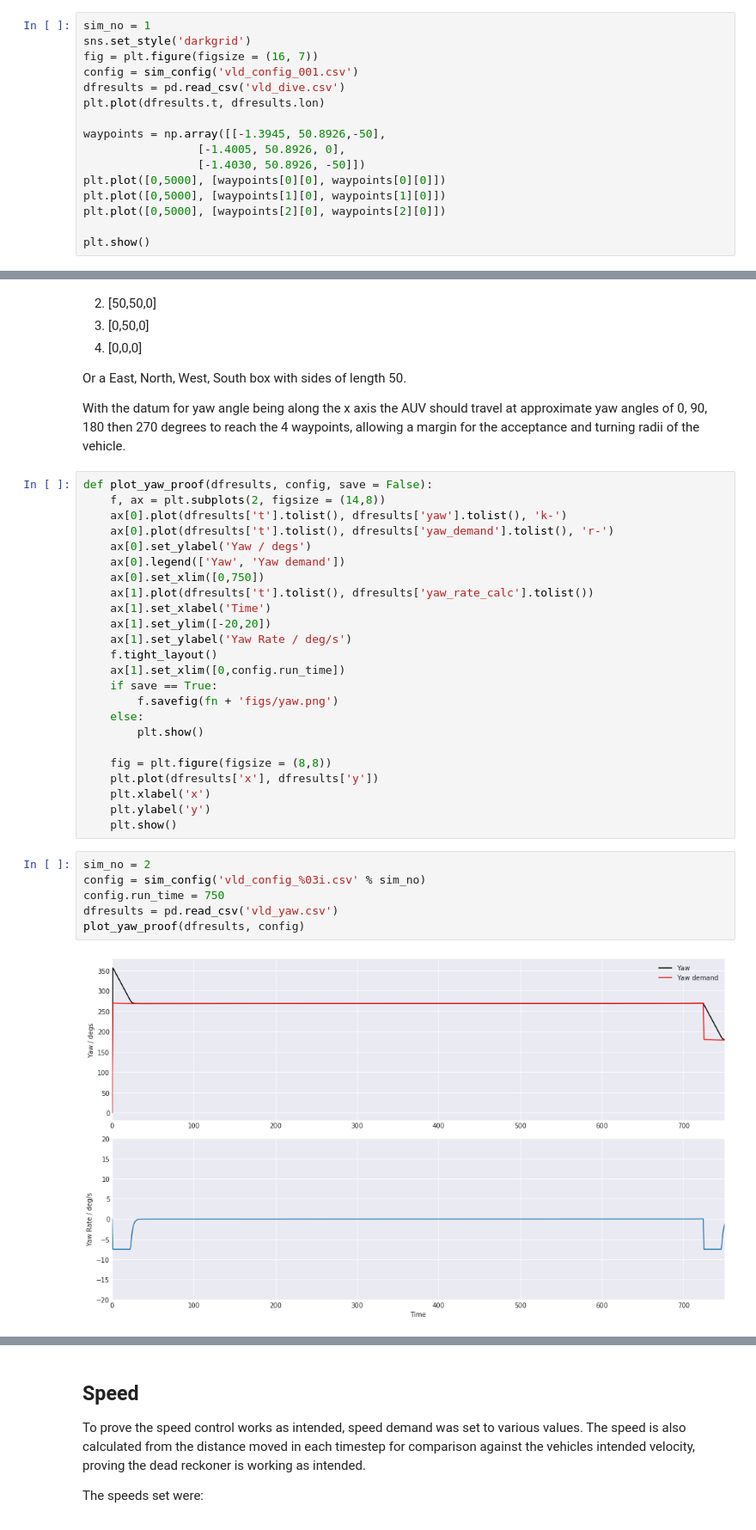
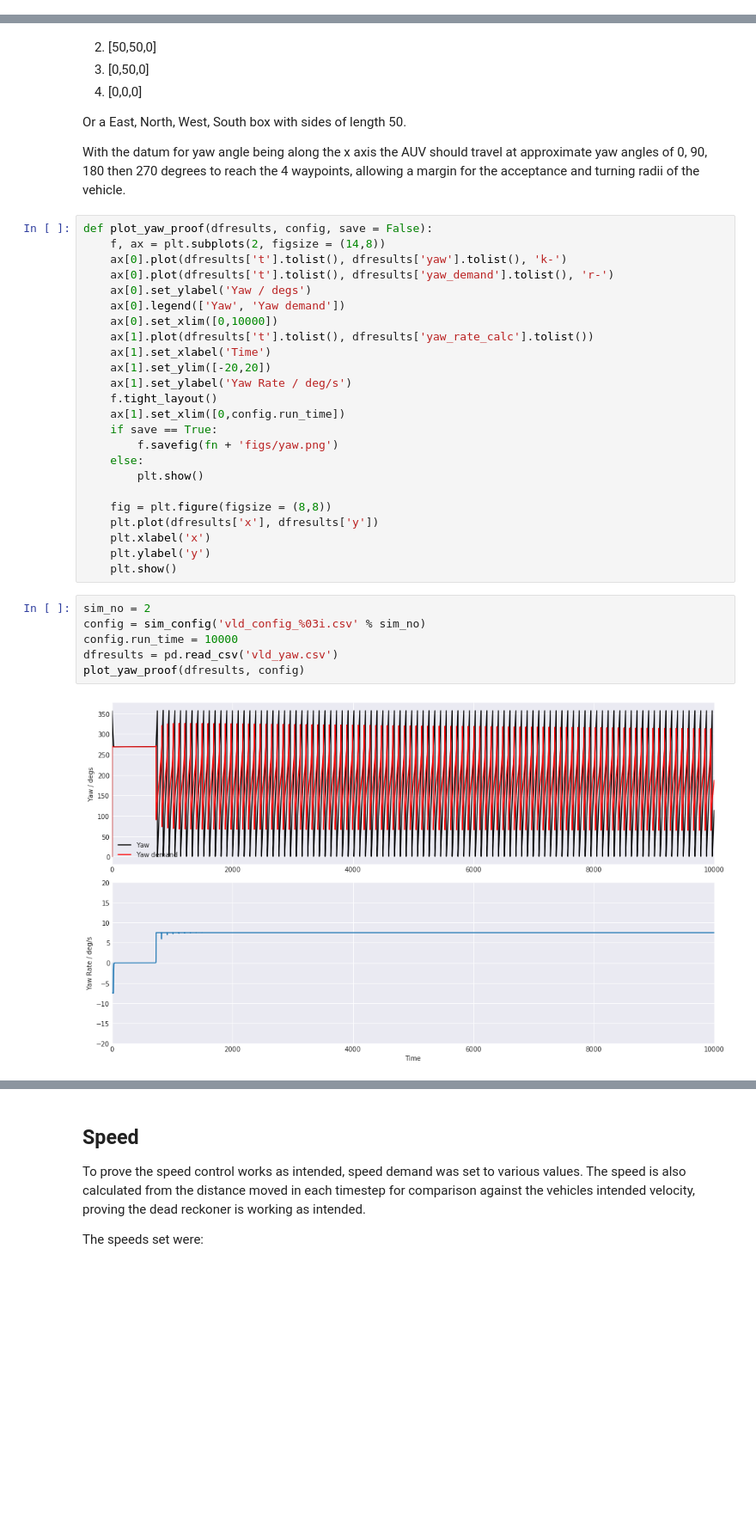
Before and after one commit to tslowndes/AUV, a Jupyter notebook: validation/Proofs.ipynb, the cells around one changed output, grey strips where cells are left out. Shown at 86% size. Saved outputs shown, nothing was run; the diff lists cells and outputs as text; blank space fills up the shorter version.

```diff
--- a/validation/Proofs.ipynb
+++ b/validation/Proofs.ipynb
@@ -33,16 +32,0 @@ plt.show()
-# %%
-sim_no = 1
-sns.set_style('darkgrid')
-fig = plt.figure(figsize = (16, 7))
-config = sim_config('vld_config_001.csv')
-dfresults = pd.read_csv('vld_dive.csv')
-plt.plot(dfresults.t, dfresults.lon)
-
-waypoints = np.array([[-1.3945, 50.8926,-50],
-                 [-1.4005, 50.8926, 0],
-                 [-1.4030, 50.8926, -50]])
-plt.plot([0,5000], [waypoints[0][0], waypoints[0][0]])
-plt.plot([0,5000], [waypoints[1][0], waypoints[1][0]])
-plt.plot([0,5000], [waypoints[2][0], waypoints[2][0]])
-
-plt.show()
@@ -150,7 +106,7 @@ def plot_yaw_proof(dfresults, config, save = False):
     ax[0].plot(dfresults['t'].tolist(), dfresults['yaw_demand'].tolist(), 'r-')
     ax[0].set_ylabel('Yaw / degs')
     ax[0].legend(['Yaw', 'Yaw demand'])
-    ax[0].set_xlim([0,750])
+    ax[0].set_xlim([0,10000])
     ax[1].plot(dfresults['t'].tolist(), dfresults['yaw_rate_calc'].tolist())
     ax[1].set_xlabel('Time')
     ax[1].set_ylim([-20,20])
@@ -170,11 +126,11 @@ def plot_yaw_proof(dfresults, config, save = False):
 # %%
 sim_no = 2
 config = sim_config('vld_config_%03i.csv' % sim_no)
-config.run_time = 750
+config.run_time = 10000
 dfresults = pd.read_csv('vld_yaw.csv')
 plot_yaw_proof(dfresults, config)
 # %% [output]
-[figure, old version]
+[figure, new version]
 KeyError: 'x'
 # %% [markdown]
 ## Speed
```
Also changed, not shown: parts of 4 cells of this notebook, 6 other files.
